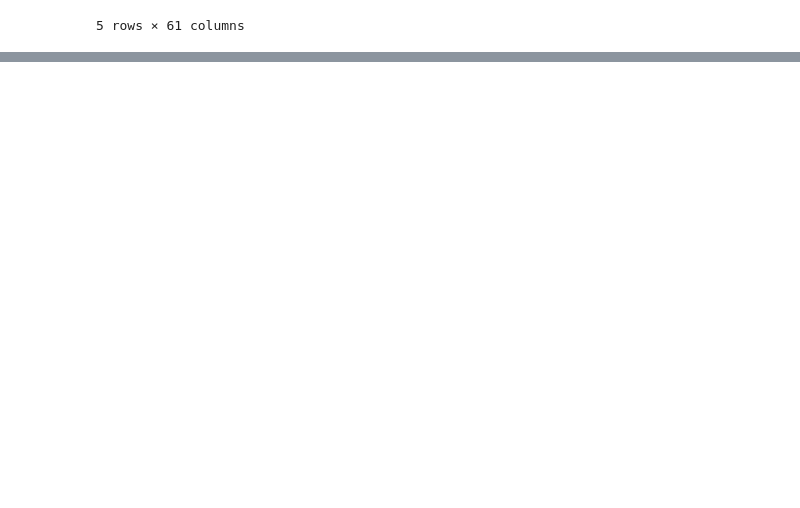
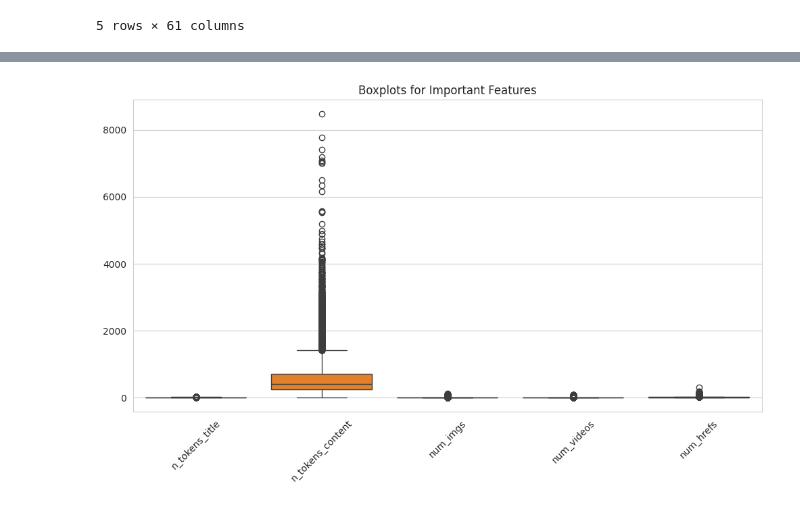
Before and after one commit to batoolabualhayjaa33-droid/ML-final-project, a Jupyter notebook: mltest.ipynb, the cells around one changed output, grey strips where cells are left out. Saved outputs shown, nothing was run; the diff lists cells and outputs as text; code cells hidden in the pictures; blank space fills up the shorter version.

```diff
--- a/mltest.ipynb
+++ b/mltest.ipynb
@@ -20,0 +130,17 @@ display(news_data.head())
+# %%
+important_features = [
+    'n_tokens_title',
+    'n_tokens_content',
+    'num_imgs',
+    'num_videos',
+    'num_hrefs'
+]
+
+news_data[important_features].hist(
+    figsize=(15,10),
+    bins=30
+)
+
+plt.suptitle("Feature Distributions")
+
+plt.show()
@@ -20,0 +149,12 @@ display(news_data.head())
+# %%
+plt.figure(figsize=(12,6))
+
+sns.boxplot(data=news_data[important_features])
+
+plt.title("Boxplots for Important Features")
+
+plt.xticks(rotation=45)
+
+plt.show()
+# %% [output]
+[figure, added]
```
Also changed, not shown: parts of 18 cells of this notebook.
